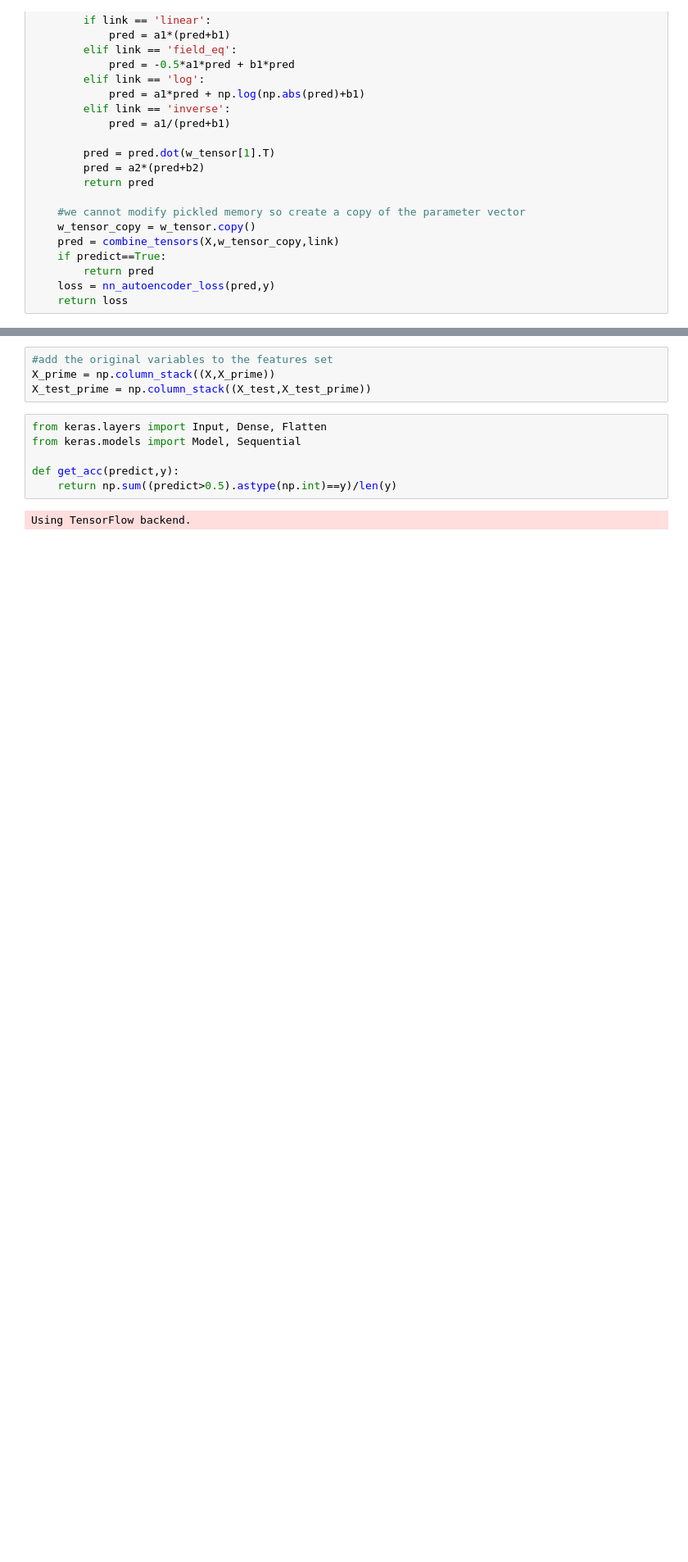
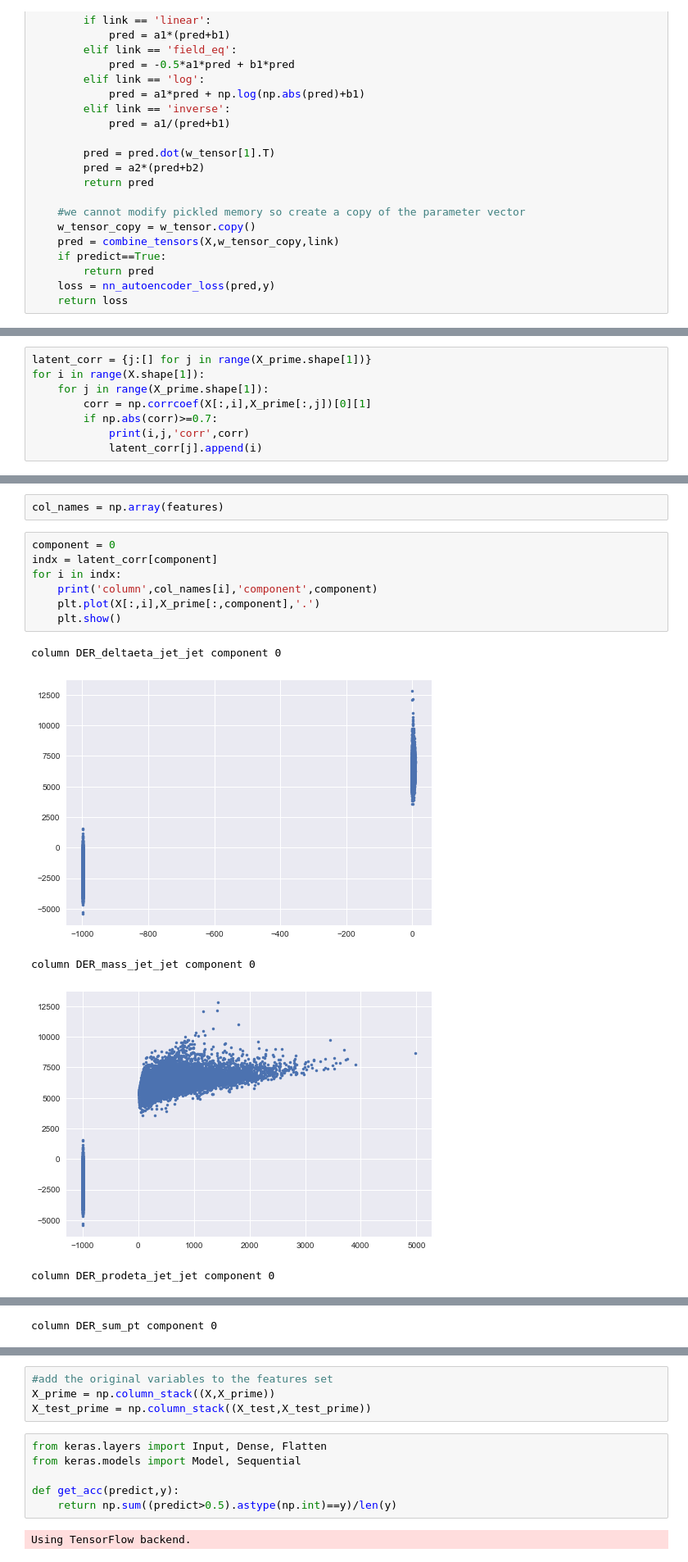
Before and after one commit to freedomtowin/kernelml, a Jupyter notebook: kernelml-autoencoder-example.ipynb, the cells around one changed output, grey strips where cells are left out. Shown at 82% size. Drawn from its saved outputs; the diff is of its cells as text; blank space fills up the shorter version.

```diff
--- a/kernelml-autoencoder-example.ipynb
+++ b/kernelml-autoencoder-example.ipynb
@@ -368,0 +403,8 @@ X_test_prime = pca.transform(X_test_prime)
+# %%
+latent_corr = {j:[] for j in range(X_prime.shape[1])}
+for i in range(X.shape[1]):
+    for j in range(X_prime.shape[1]):
+        corr = np.corrcoef(X[:,i],X_prime[:,j])[0][1]
+        if np.abs(corr)>=0.7:
+            print(i,j,'corr',corr)
+            latent_corr[j].append(i)
@@ -368,0 +426,15 @@ X_test_prime = pca.transform(X_test_prime)
+# %%
+col_names = np.array(features)
+# %%
+component = 0
+indx = latent_corr[component]
+for i in indx:
+    print('column',col_names[i],'component',component)
+    plt.plot(X[:,i],X_prime[:,component],'.')
+    plt.show()
+# %% [output]
+column DER_deltaeta_jet_jet component 0
+[figure, added]
+column DER_mass_jet_jet component 0
+[figure, added]
+column DER_prodeta_jet_jet component 0
@@ -368,0 +442 @@ X_test_prime = pca.transform(X_test_prime)
+column DER_sum_pt component 0
```
Also changed, not shown: parts of 16 cells of this notebook.
